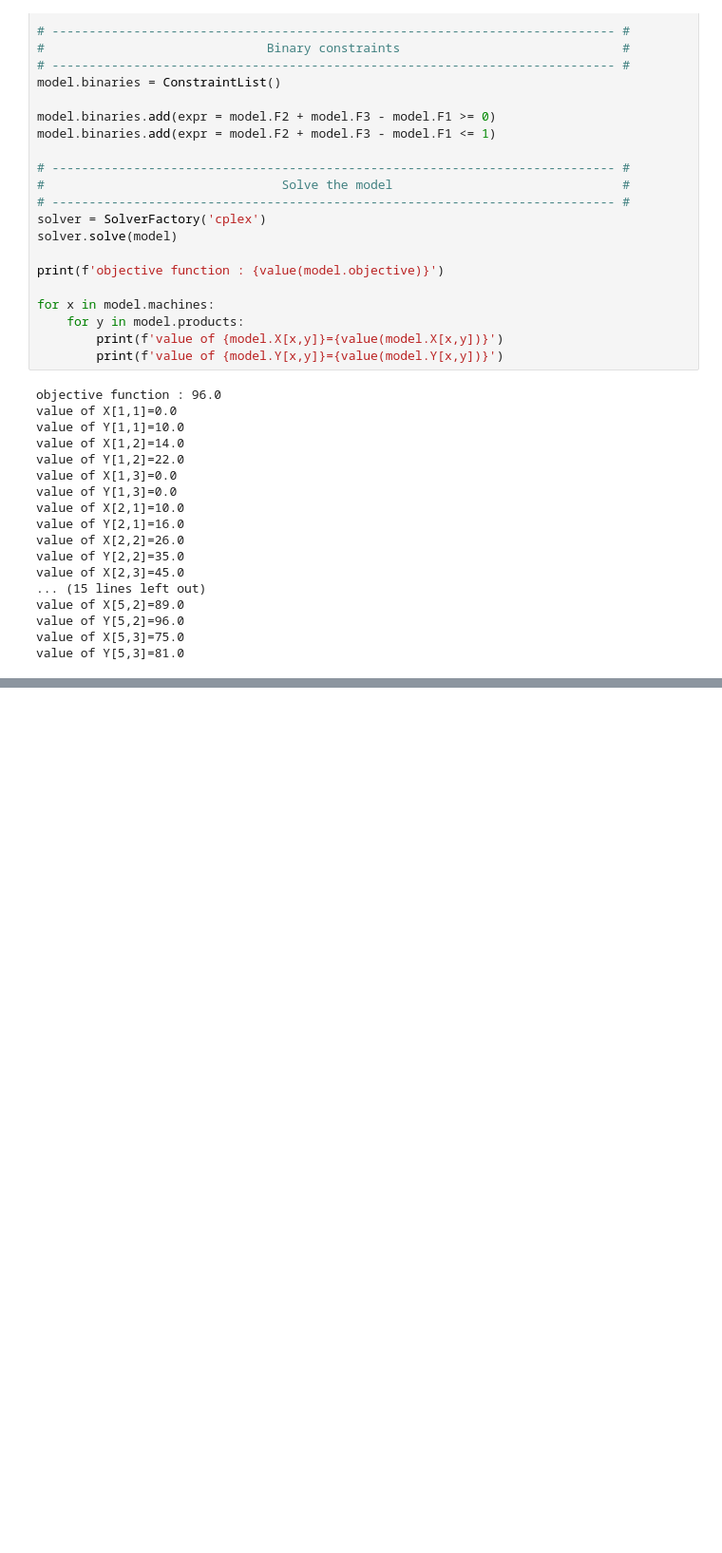
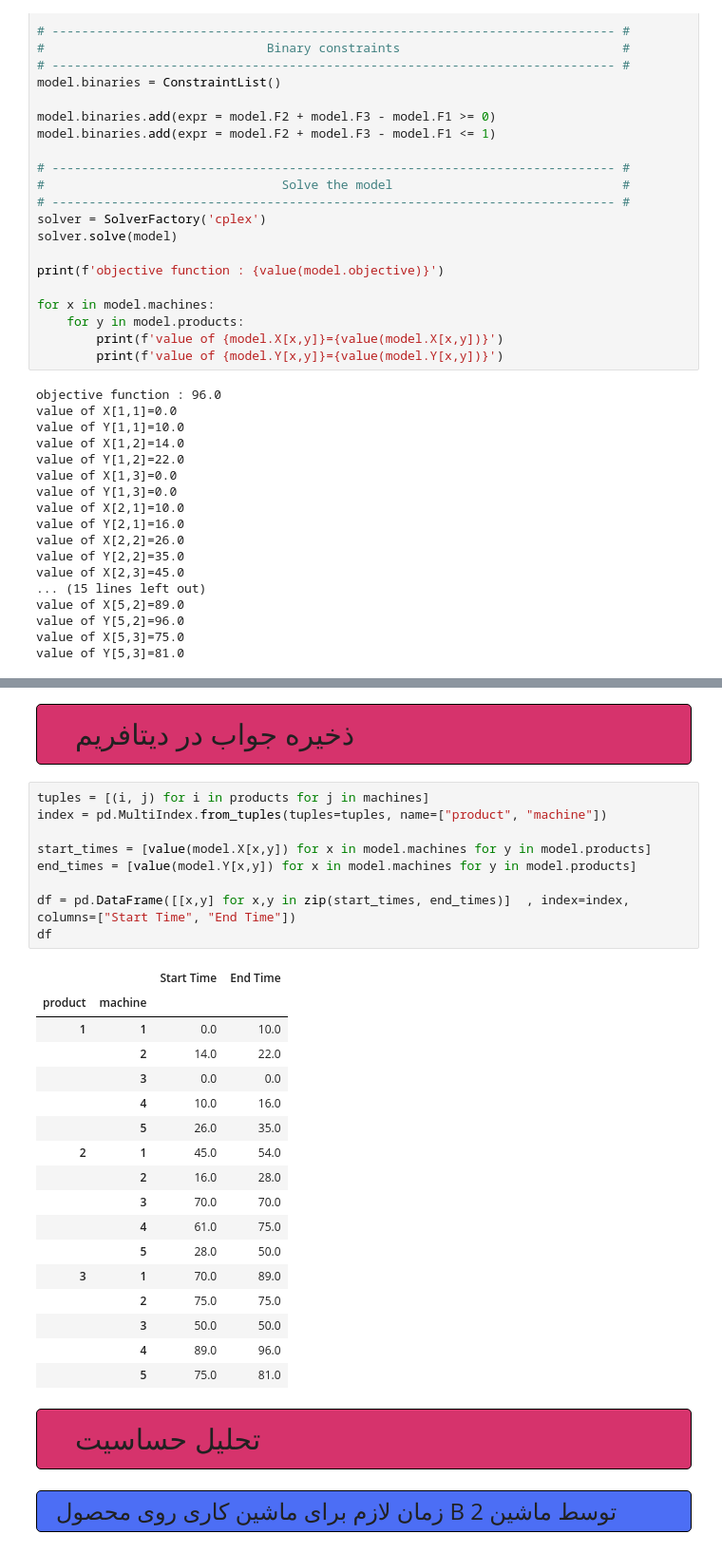
Before and after one commit to hadihe2002/pyomo, a Jupyter notebook: pyomo.ipynb, the cells around one changed output, grey strips where cells are left out. Shown at 95% size. Drawn from its saved outputs; the diff is of its cells as text; blank space fills up the shorter version.

```diff
--- a/pyomo.ipynb
+++ b/pyomo.ipynb
@@ -181,0 +189,39 @@ NameError: name 'np' is not defined
+# %% [markdown]
+<div style="font-family: Vazirmatn; font-size:30px; direction: rtl; display: flex; align-items:center; justify-content:center; align-text:center; background-color: #d6336c; padding: 20px 40px;border: 1px solid black; border-radius: 5px">
+ذخیره جواب در دیتافریم
+</div>
+# %%
+tuples = [(i, j) for i in products for j in machines]
+index = pd.MultiIndex.from_tuples(tuples=tuples, name=["product", "machine"])
+
+start_times = [value(model.X[x,y]) for x in model.machines for y in model.products]
+end_times = [value(model.Y[x,y]) for x in model.machines for y in model.products]
+
+df = pd.DataFrame([[x,y] for x,y in zip(start_times, end_times)]  , index=index, columns=["Start Time", "End Time"])
+df
+# %% [output]
+|  |  | Start Time | End Time |
+| product | machine |  |  |
+| 1 | 1 | 0.0 | 10.0 |
+|  | 2 | 14.0 | 22.0 |
+|  | 3 | 0.0 | 0.0 |
+|  | 4 | 10.0 | 16.0 |
+|  | 5 | 26.0 | 35.0 |
+| 2 | 1 | 45.0 | 54.0 |
+|  | 2 | 16.0 | 28.0 |
+|  | 3 | 70.0 | 70.0 |
+|  | 4 | 61.0 | 75.0 |
+|  | 5 | 28.0 | 50.0 |
+| 3 | 1 | 70.0 | 89.0 |
+|  | 2 | 75.0 | 75.0 |
+|  | 3 | 50.0 | 50.0 |
+|  | 4 | 89.0 | 96.0 |
+|  | 5 | 75.0 | 81.0 |
+# %% [markdown]
+<div style="font-family: Vazirmatn; font-size:30px; direction: rtl; display: flex; align-items:center; justify-content:center; align-text:center; background-color: #d6336c; padding: 20px 40px;border: 1px solid black; border-radius: 5px">
+تحلیل حساسیت
+</div>
+# %% [markdown]
+<div style="font-family: Vazirmatn; font-size:24px; direction: rtl; display: flex; align-items:center; justify-content:center; align-text:center; background-color: #4c6ef5; padding: 10px 20px;border: 1px solid black; border-radius: 5px">
+زمان لازم برای ماشین کاری روی محصول B توسط ماشین 2
+</div>
```
Also changed, not shown: parts of 7 cells of this notebook.
